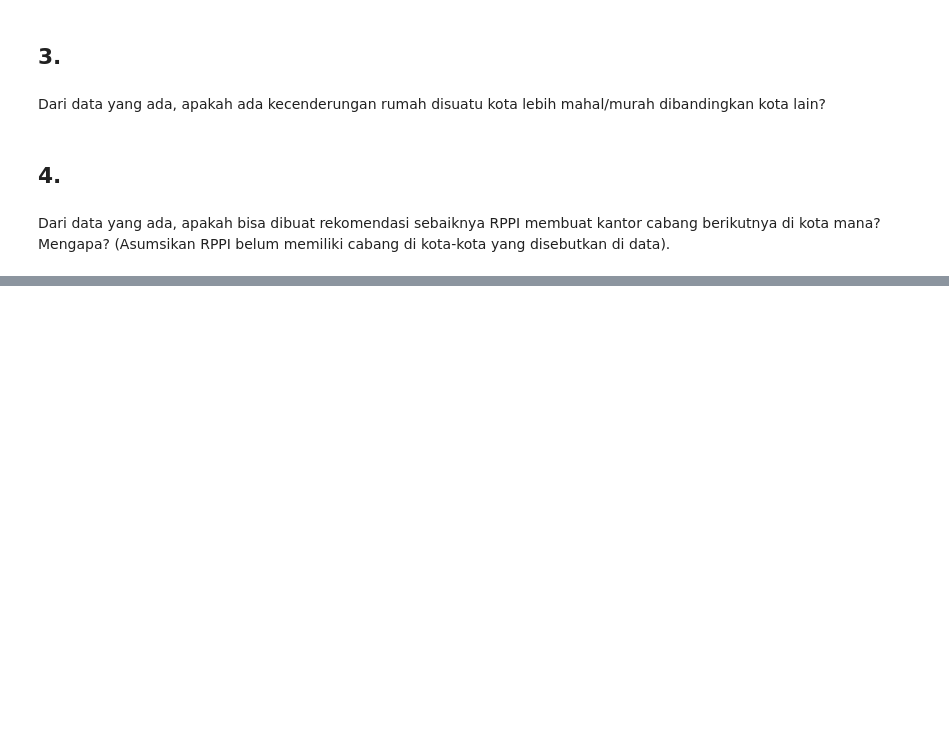
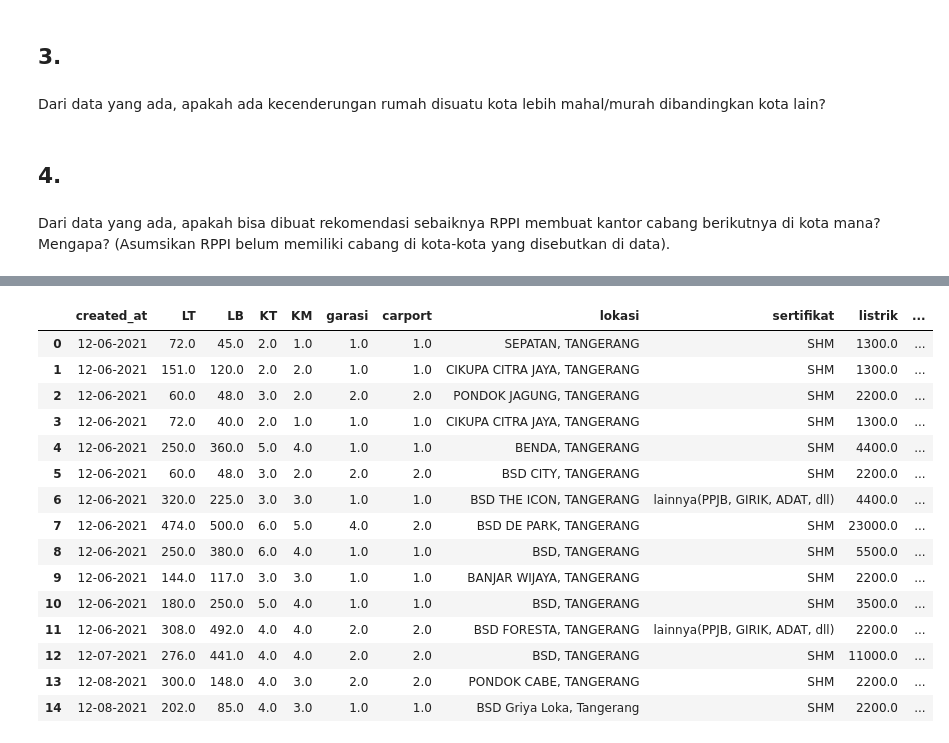
Before and after one commit to raistra/Kelompok-E-Data-Mining-B, a Jupyter notebook: Tugas_1_Data_Mining.ipynb, the cells around one changed output, grey strips where cells are left out. Drawn from its saved outputs; the diff is of its cells as text; code cells hidden in the pictures; blank space fills up the shorter version.

```diff
--- a/Tugas_1_Data_Mining.ipynb
+++ b/Tugas_1_Data_Mining.ipynb
@@ -569,0 +493,4 @@ Dari data yang ada, apakah bisa dibuat rekomendasi sebaiknya RPPI membuat kantor
+# %%
+#Menggabungkan Dataframe Indo20, Indo21, Indo22
+gabung = tangerang.append(indo21)
+gabung = mob.append(indo22)
@@ -569,0 +500,14 @@ Dari data yang ada, apakah bisa dibuat rekomendasi sebaiknya RPPI membuat kantor
+# %%
+df_jakarta = jakarta[['created_at', 'LT', 'LB', 'KT', 'KM', 'garasi', 'carport', 'lokasi','sertifikat', 'listrik', 'hadap', 'harga', 'URL', 'deskripsi']]
+df_depok = depok[['created_at', 'LT', 'LB', 'KT', 'KM', 'garasi', 'carport', 'lokasi','sertifikat', 'listrik', 'hadap', 'harga', 'URL', 'deskripsi']]
+df_tangerang = tangerang[['created_at', 'LT', 'LB', 'KT', 'KM', 'garasi', 'carport', 'lokasi','sertifikat', 'listrik', 'hadap', 'harga', 'URL', 'deskripsi']]
+df_bekasi = bekasi[['created_at', 'LT', 'LB', 'KT', 'KM', 'garasi', 'carport', 'lokasi','sertifikat', 'listrik', 'hadap', 'harga', 'URL', 'deskripsi']]
+# %%
+# Create new kolom `Kota` to identify the source from each database
+
+df_jakarta['Kota'] = ['Jakarta' for i in range(df_jakarta.shape[0])]
+df_bekasi['Kota'] = ['Bekasi' for i in range(df_bekasi.shape[0])]
+df_depok['Kota'] = ['Depok' for i in range(df_depok.shape[0])]
+df_tangerang['Kota'] = ['Tangerang' for i in range(df_tangerang.shape[0])]
+# %%
+df_full = pd.concat([df_jakarta,df_bekasi,df_depok,df_tangerang], axis = 0, ignore_index = True)
@@ -569,0 +533,19 @@ Dari data yang ada, apakah bisa dibuat rekomendasi sebaiknya RPPI membuat kantor
+# %%
+df_full
+# %% [output]
+|  | created_at | LT | LB | KT | KM | garasi | carport | lokasi | sertifikat | listrik | ... |
+| 0 | 12-06-2021 | 72.0 | 45.0 | 2.0 | 1.0 | 1.0 | 1.0 | SEPATAN, TANGERANG | SHM | 1300.0 | ... |
+| 1 | 12-06-2021 | 151.0 | 120.0 | 2.0 | 2.0 | 1.0 | 1.0 | CIKUPA CITRA JAYA, TANGERANG | SHM | 1300.0 | ... |
+| 2 | 12-06-2021 | 60.0 | 48.0 | 3.0 | 2.0 | 2.0 | 2.0 | PONDOK JAGUNG, TANGERANG | SHM | 2200.0 | ... |
+| 3 | 12-06-2021 | 72.0 | 40.0 | 2.0 | 1.0 | 1.0 | 1.0 | CIKUPA CITRA JAYA, TANGERANG | SHM | 1300.0 | ... |
+| 4 | 12-06-2021 | 250.0 | 360.0 | 5.0 | 4.0 | 1.0 | 1.0 | BENDA, TANGERANG | SHM | 4400.0 | ... |
+| 5 | 12-06-2021 | 60.0 | 48.0 | 3.0 | 2.0 | 2.0 | 2.0 | BSD CITY, TANGERANG | SHM | 2200.0 | ... |
+| 6 | 12-06-2021 | 320.0 | 225.0 | 3.0 | 3.0 | 1.0 | 1.0 | BSD THE ICON, TANGERANG | lainnya(PPJB, GIRIK, ADAT, dll) | 4400.0 | ... |
+| 7 | 12-06-2021 | 474.0 | 500.0 | 6.0 | 5.0 | 4.0 | 2.0 | BSD DE PARK, TANGERANG | SHM | 23000.0 | ... |
+| 8 | 12-06-2021 | 250.0 | 380.0 | 6.0 | 4.0 | 1.0 | 1.0 | BSD, TANGERANG | SHM | 5500.0 | ... |
+| 9 | 12-06-2021 | 144.0 | 117.0 | 3.0 | 3.0 | 1.0 | 1.0 | BANJAR WIJAYA, TANGERANG | SHM | 2200.0 | ... |
+| 10 | 12-06-2021 | 180.0 | 250.0 | 5.0 | 4.0 | 1.0 | 1.0 | BSD, TANGERANG | SHM | 3500.0 | ... |
+| 11 | 12-06-2021 | 308.0 | 492.0 | 4.0 | 4.0 | 2.0 | 2.0 | BSD FORESTA, TANGERANG | lainnya(PPJB, GIRIK, ADAT, dll) | 2200.0 | ... |
+| 12 | 12-07-2021 | 276.0 | 441.0 | 4.0 | 4.0 | 2.0 | 2.0 | BSD, TANGERANG | SHM | 11000.0 | ... |
+| 13 | 12-08-2021 | 300.0 | 148.0 | 4.0 | 3.0 | 2.0 | 2.0 | PONDOK CABE, TANGERANG | SHM | 2200.0 | ... |
+| 14 | 12-08-2021 | 202.0 | 85.0 | 4.0 | 3.0 | 1.0 | 1.0 | BSD Griya Loka, Tangerang | SHM | 2200.0 | ... |
```
Also changed, not shown: parts of 10 cells of this notebook.
